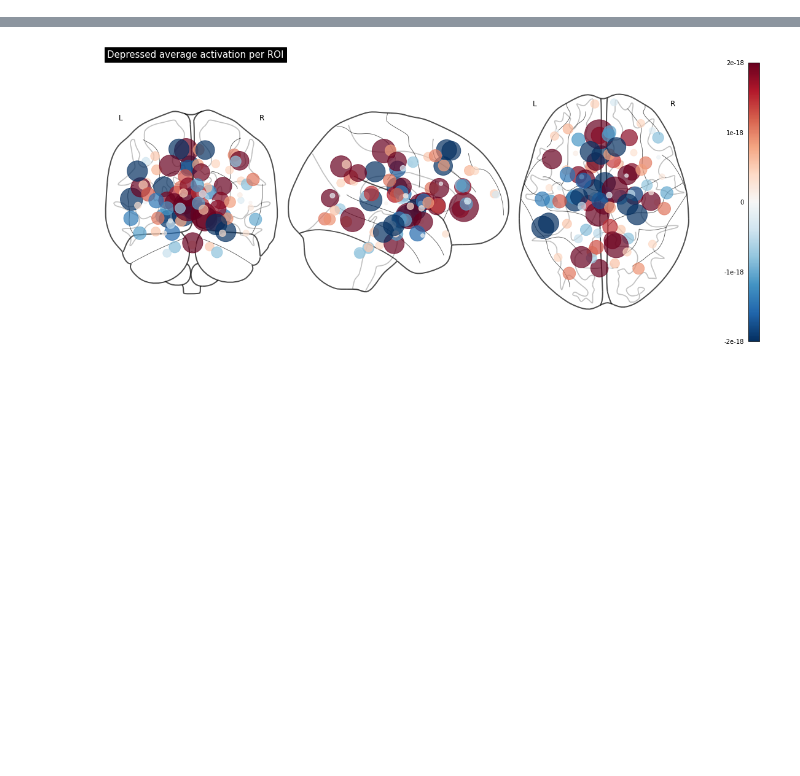
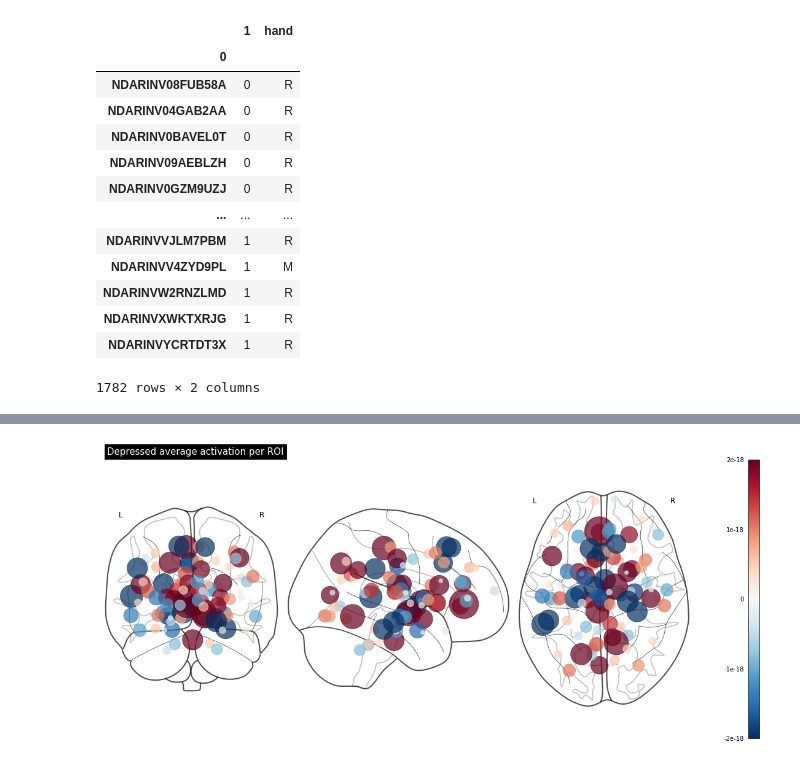
Before and after one commit to margotwagner/DDC, a Jupyter notebook: notebooks/ac-rsfmri_activation_map.ipynb, the cells around one changed output, grey strips where cells are left out. Drawn from its saved outputs; the diff is of its cells as text; code cells hidden in the pictures; blank space fills up the shorter version.

```diff
--- a/notebooks/ac-rsfmri_activation_map.ipynb
+++ b/notebooks/ac-rsfmri_activation_map.ipynb
@@ -9,3 +26,35 @@ labels=pd.read_csv('baseline_depr.csv',header=None, index_col=0)
+# %%
+df = pd.read_csv('/cnl/abcd/data/tabular/raw/abcd_ehis01.txt', sep='\t')
+df=df[['subjectkey','ehi_y_ss_scoreb']]
+# %%
+hand=[]
+for lab in labels.index.values:
+    l='NDAR_'+lab.split('NDAR')[-1]
+    if df[df['subjectkey']==l]['ehi_y_ss_scoreb'].values=='1':
+        hand.append('R')
+    elif df[df['subjectkey']==l]['ehi_y_ss_scoreb'].values=='2':
+        hand.append('L')
+    elif df[df['subjectkey']==l]['ehi_y_ss_scoreb'].values=='3':
+        hand.append('M')
+# %%
+labels['hand']=hand
+# %%
+labels
+# %% [output]
+|  | 1 | hand |
+| 0 |  |  |
+| NDARINV08FUB58A | 0 | R |
+| NDARINV04GAB2AA | 0 | R |
+| NDARINV0BAVEL0T | 0 | R |
+| NDARINV09AEBLZH | 0 | R |
+| NDARINV0GZM9UZJ | 0 | R |
+| ... | ... | ... |
+| NDARINVVJLM7PBM | 1 | R |
+| NDARINVV4ZYD9PL | 1 | M |
+| NDARINVW2RNZLMD | 1 | R |
+| NDARINVXWKTXRJG | 1 | R |
+| NDARINVYCRTDT3X | 1 | R |
+1782 rows × 2 columns
 # %%
 import glob
 
```
Also changed, not shown: parts of 12 cells of this notebook, 4 other files.
